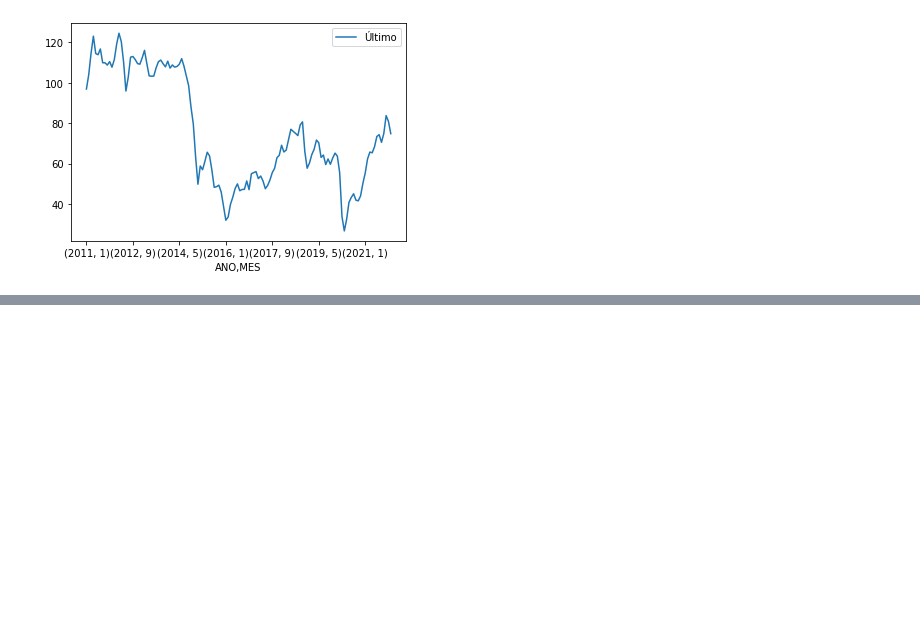
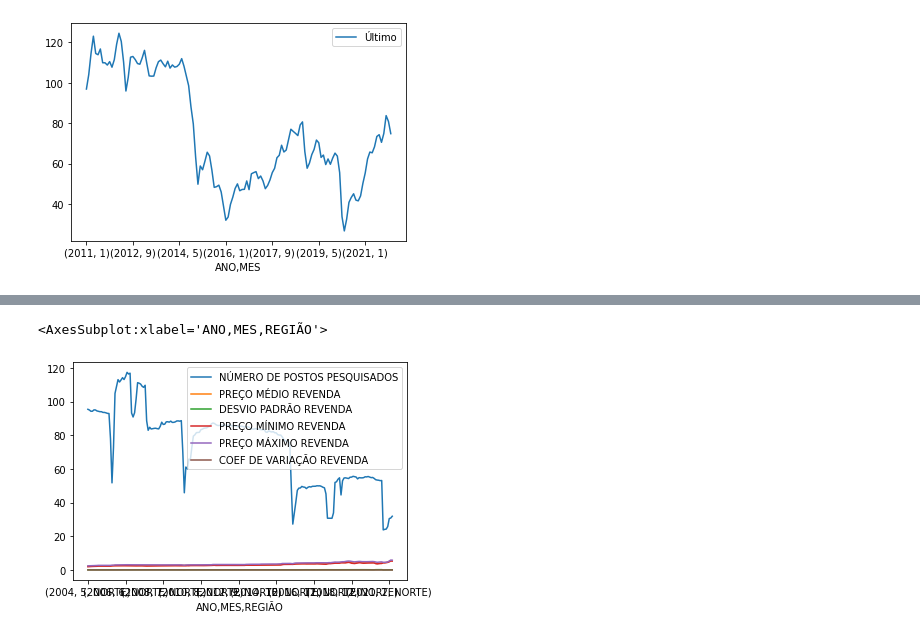
Before and after one commit to oliveira-chr/Gasolina-Petroleo-Dataset, a Jupyter notebook: jupiter/project.ipynb, the cells around one changed output, grey strips where cells are left out. Saved outputs shown, nothing was run; the diff lists cells and outputs as text; code cells hidden in the pictures; blank space fills up the shorter version.

```diff
--- a/jupiter/project.ipynb
+++ b/jupiter/project.ipynb
@@ -188,0 +187,5 @@ dg_gas_total_gp.plot()
+# %%
+df_gas_norte_gp.plot()
+# %% [output]
+<AxesSubplot:xlabel='ANO,MES,REGIÃO'>
+[figure, added]
```
Also changed, not shown: parts of 4 cells of this notebook.
